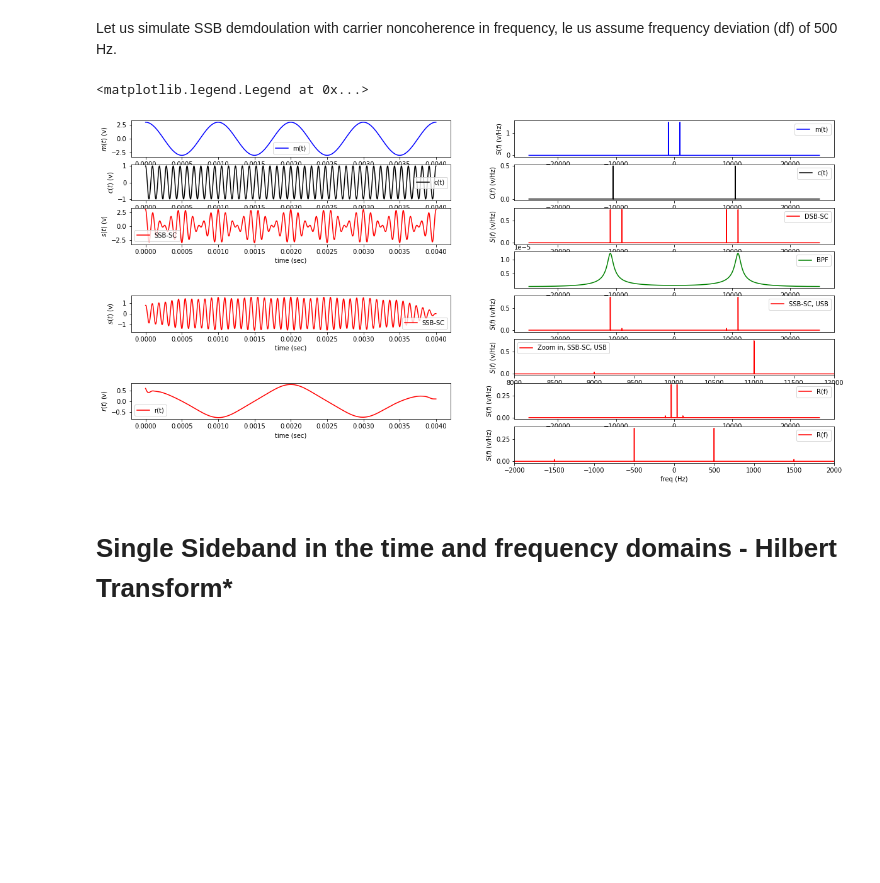
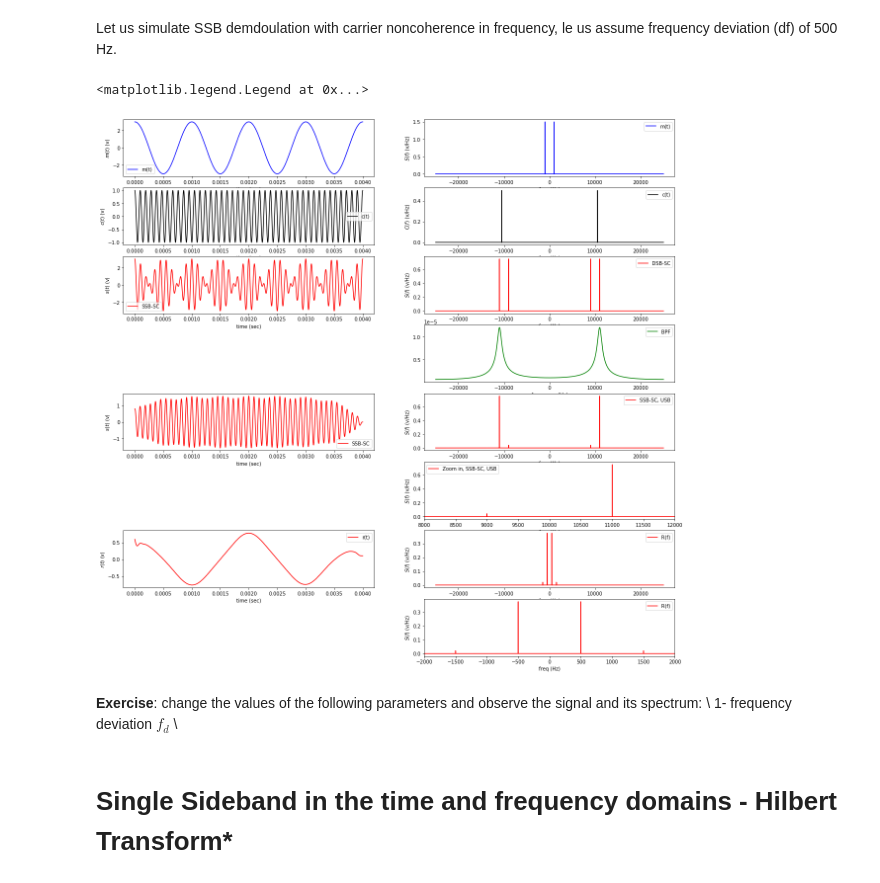
Before and after one commit to mkjubran/ENEE4103, a Jupyter notebook: SSB_Modulation.ipynb, the cells around one changed output. Drawn from its saved outputs; the diff is of its cells as text; code cells hidden in the pictures; blank space fills up the shorter version.

```diff
--- a/SSB_Modulation.ipynb
+++ b/SSB_Modulation.ipynb
@@ -732,10 +737,11 @@ rt=SSB_mod_usb*ct
 
 ## LPF parameters
 f3db=2*fm
+forder_LPF=5
 mrt=func_filter(rt,f3db,Tstep,forder_LPF)
 
 #butter_bandpass(st,lowcut, highcut,fs,forder)
-f = plt.figure(figsize=(20,10))
+f = plt.figure(figsize=(20,20))
 ax1 = f.add_subplot(821)
 ax2 = f.add_subplot(822)
 ax3 = f.add_subplot(823)
@@ -867,34 +873,37 @@ idx = np.argsort(freqs)
 freqs=freqs[idx]
 SSBf_USB=SSBf_USB[idx]/N
 ax12.plot(freqs, SSBf_USB,'r',label='Zoom in, SSB-SC, USB')
 ax12.set_xlabel('freq (Hz)')
 ax12.set_ylabel('$S(f)$ (v/Hz)')
 ax12.set_xlim(fc-2*fm,fc+2*fm)
 ax12.legend()
 
 MRT = np.abs(np.fft.fft(mrt))
 freqs = np.fft.fftfreq(mrt.size, Tstep)
 idx = np.argsort(freqs)
 freqs=freqs[idx]
 MRT=MRT[idx]/N
 ax14.plot(freqs, MRT,'r',label='R(f)')
 ax14.set_xlabel('freq (Hz)')
 ax14.set_ylabel('$S(f)$ (v/Hz)')
 ax14.legend()
 
 MRT = np.abs(np.fft.fft(mrt))
 freqs = np.fft.fftfreq(mrt.size, Tstep)
 idx = np.argsort(freqs)
 freqs=freqs[idx]
 MRT=MRT[idx]/N
 ax16.plot(freqs, MRT,'r',label='R(f)')
 ax16.set_xlabel('freq (Hz)')
 ax16.set_ylabel('$S(f)$ (v/Hz)')
 ax16.set_xlim(-2*fm,2*fm)
 ax16.legend()
 # %% [output]
 <matplotlib.legend.Legend at 0x...>
-[figure, old version]
+[figure, new version]
+# %% [markdown]
+**Exercise**: change the values of the following parameters and observe the signal and its spectrum: \\
+1- frequency deviation $f_d$ \\
 # %% [markdown]
 # Single Sideband in the time and frequency domains - Hilbert Transform*
 # %% [markdown]
```
Also changed, not shown: parts of 5 cells of this notebook.
